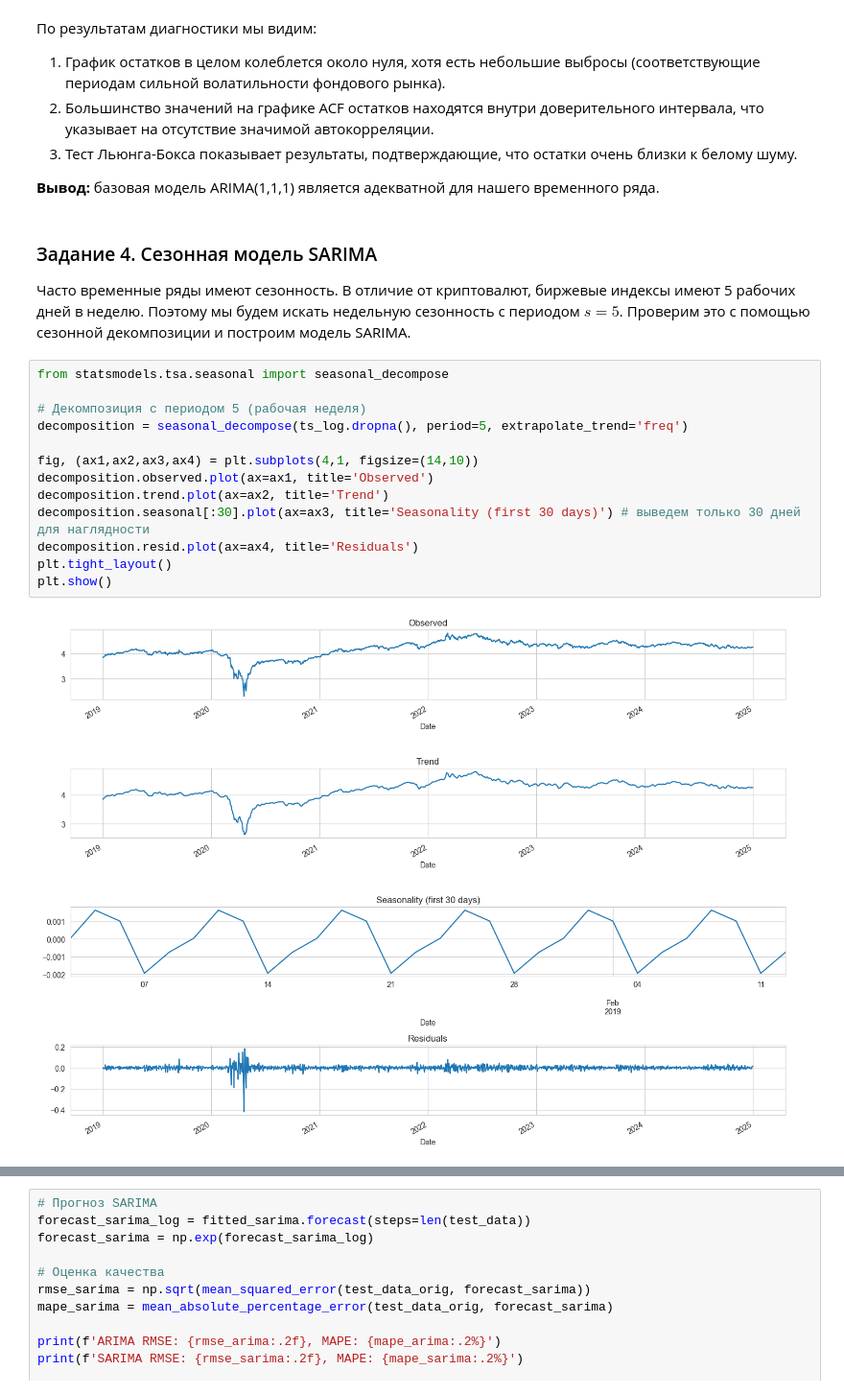
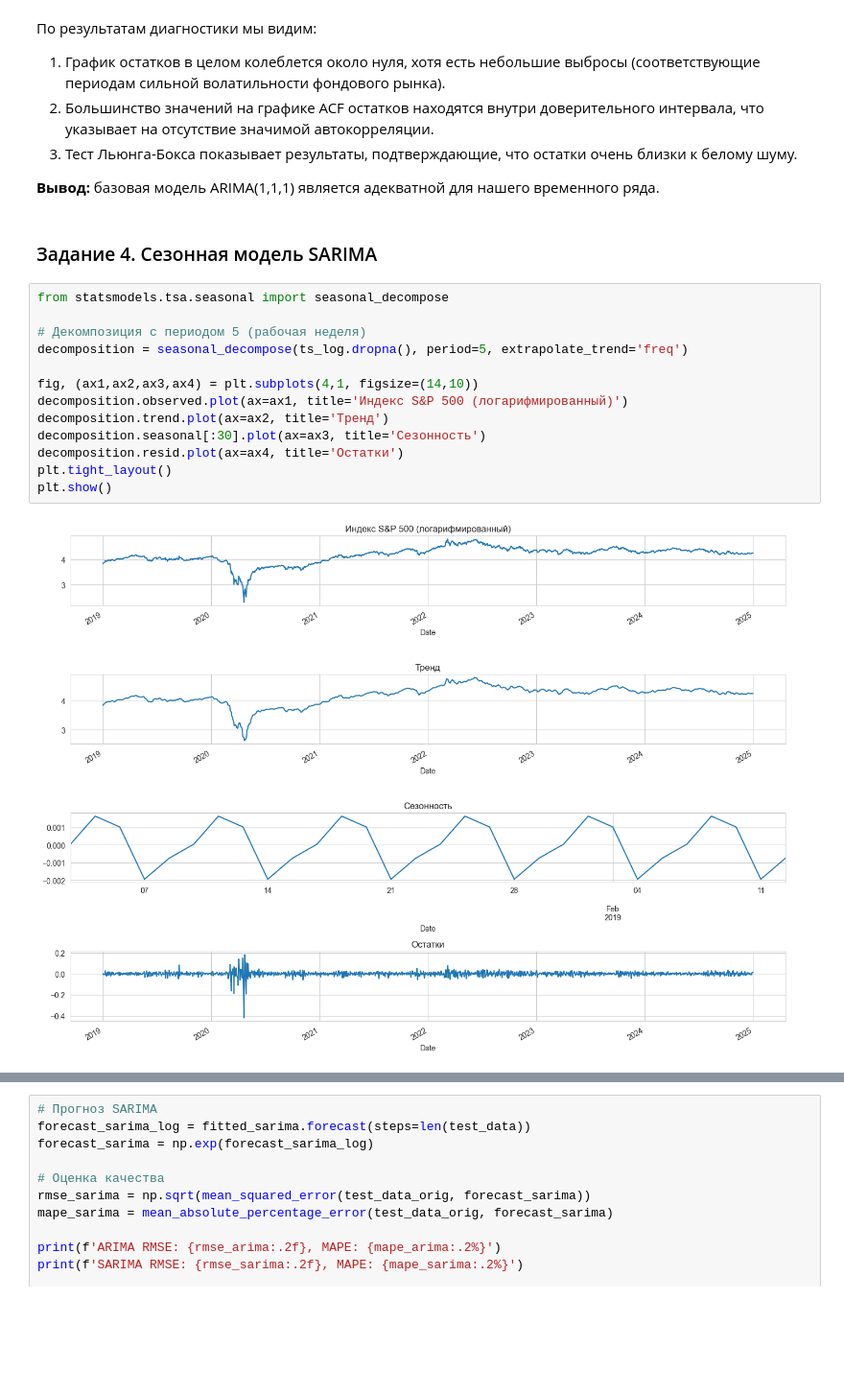
Before and after one commit to ask1d/lab6, a Jupyter notebook: notebooks/06_data_visualisation.ipynb, the cells around one changed output, grey strips where cells are left out. Shown at 96% size. Drawn from its saved outputs; the diff is of its cells as text; blank space fills up the shorter version.

```diff
--- a/notebooks/06_data_visualisation.ipynb
+++ b/notebooks/06_data_visualisation.ipynb
@@ -260,22 +256,20 @@ display(lb_test)
 **Вывод:** базовая модель ARIMA(1,1,1) является адекватной для нашего временного ряда.
 # %% [markdown]
 ### Задание 4. Сезонная модель SARIMA
-Часто временные ряды имеют сезонность. В отличие от криптовалют, биржевые индексы имеют 5 рабочих дней в неделю. Поэтому мы будем искать недельную сезонность с периодом $s=5$.
-Проверим это с помощью сезонной декомпозиции и построим модель SARIMA.
 # %%
 from statsmodels.tsa.seasonal import seasonal_decompose
 
 # Декомпозиция с периодом 5 (рабочая неделя)
 decomposition = seasonal_decompose(ts_log.dropna(), period=5, extrapolate_trend='freq')
 
 fig, (ax1,ax2,ax3,ax4) = plt.subplots(4,1, figsize=(14,10))
-decomposition.observed.plot(ax=ax1, title='Observed')
-decomposition.trend.plot(ax=ax2, title='Trend')
-decomposition.seasonal[:30].plot(ax=ax3, title='Seasonality (first 30 days)') # выведем только 30 дней для наглядности
-decomposition.resid.plot(ax=ax4, title='Residuals')
+decomposition.observed.plot(ax=ax1, title='Индекс S&P 500 (логарифмированный)')
+decomposition.trend.plot(ax=ax2, title='Тренд')
+decomposition.seasonal[:30].plot(ax=ax3, title='Сезонность')
+decomposition.resid.plot(ax=ax4, title='Остатки')
 plt.tight_layout()
 plt.show()
 # %% [output]
-[figure, old version]
+[figure, new version]
 # %% [markdown]
 #### Построение SARIMA
```
Also changed, not shown: parts of 18 cells of this notebook.
